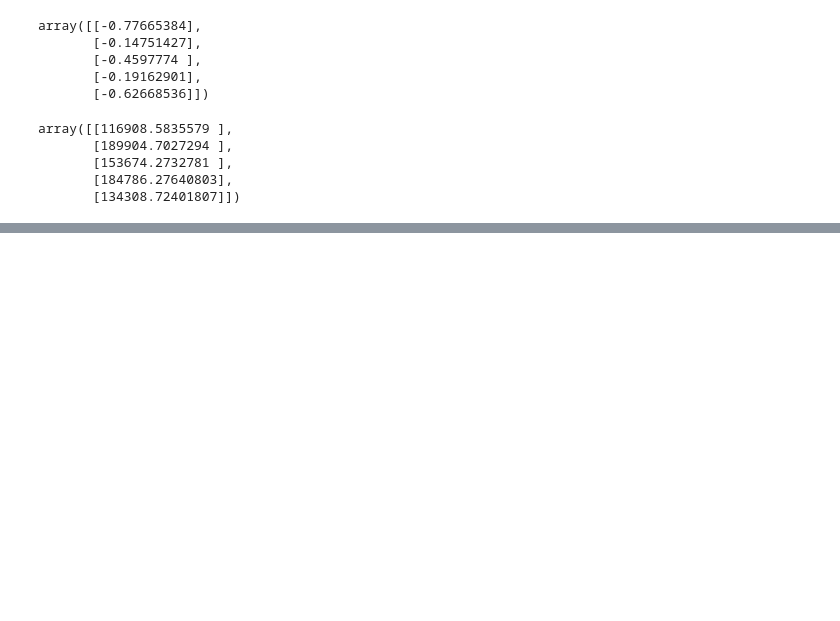
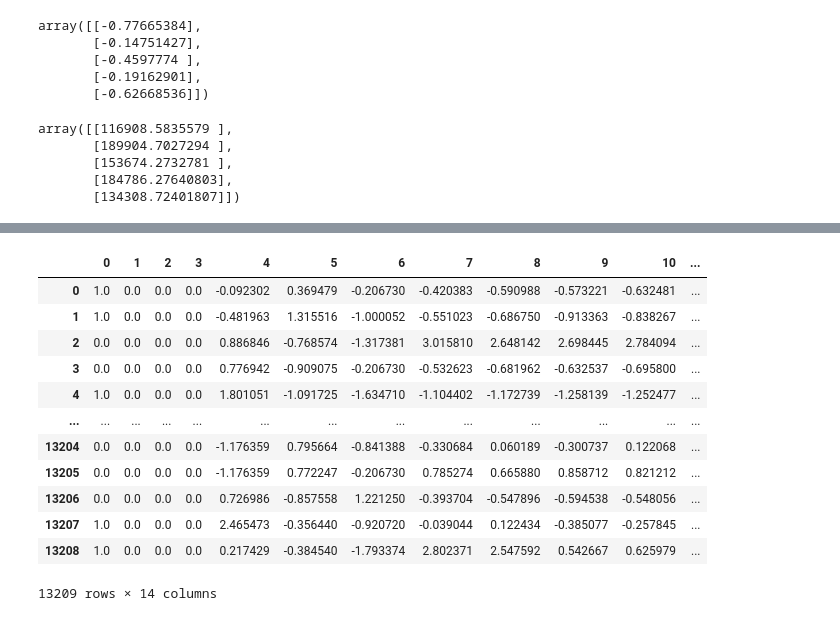
Before and after one commit to misrapk/Complete-Data-Science-and-ML-Preparation, a Jupyter notebook: Projects/01HousingPrice.ipynb, the cells around one changed output, grey strips where cells are left out. Cells and saved outputs as stored; diff of their text form; code cells hidden in the pictures; blank space fills up the shorter version.

```diff
--- a/Projects/01HousingPrice.ipynb
+++ b/Projects/01HousingPrice.ipynb
@@ -653,0 +1064,4 @@ array([[116908.5835579 ],
+# %%
+X_train, X_test, y_train, y_test = train_test_split(X, y, test_size=0.2, random_state=0)
+
+X_train.shape, X_test.shape
@@ -653,0 +1070,4 @@ array([[116908.5835579 ],
+# %%
+cat_features = X.select_dtypes(include='O').columns
+num_features = X.select_dtypes(exclude='O').columns
+cat_features, num_features
@@ -653,0 +1080,21 @@ array([[116908.5835579 ],
+# %%
+#onehot encoder, standar scaler, column transformer
+from sklearn.preprocessing import OneHotEncoder, StandardScaler
+from sklearn.compose import ColumnTransformer
+
+"""Column Transformer -> Applies transformers to columns of an array or pandas DataFrame."""
+
+numeric_transformer = StandardScaler()
+onehot_encoder = OneHotEncoder(drop="first")  #drop first means
+
+
+preprocessor = ColumnTransformer(
+    [
+        ("OneHotEncoder", onehot_encoder, cat_features),
+        ("StandardScaler", numeric_transformer, num_features)
+    ]
+)
+# %%
+X_train = preprocessor.fit_transform(X_train)  #apply transformation in training dataset(fit_transform)
+
+X_train
@@ -653,0 +1115,16 @@ array([[116908.5835579 ],
+# %%
+pd.DataFrame(X_train)
+# %% [output]
+|  | 0 | 1 | 2 | 3 | 4 | 5 | 6 | 7 | 8 | 9 | 10 | ... |
+| 0 | 1.0 | 0.0 | 0.0 | 0.0 | -0.092302 | 0.369479 | -0.206730 | -0.420383 | -0.590988 | -0.573221 | -0.632481 | ... |
+| 1 | 1.0 | 0.0 | 0.0 | 0.0 | -0.481963 | 1.315516 | -1.000052 | -0.551023 | -0.686750 | -0.913363 | -0.838267 | ... |
+| 2 | 0.0 | 0.0 | 0.0 | 0.0 | 0.886846 | -0.768574 | -1.317381 | 3.015810 | 2.648142 | 2.698445 | 2.784094 | ... |
+| 3 | 0.0 | 0.0 | 0.0 | 0.0 | 0.776942 | -0.909075 | -0.206730 | -0.532623 | -0.681962 | -0.632537 | -0.695800 | ... |
+| 4 | 1.0 | 0.0 | 0.0 | 0.0 | 1.801051 | -1.091725 | -1.634710 | -1.104402 | -1.172739 | -1.258139 | -1.252477 | ... |
+| ... | ... | ... | ... | ... | ... | ... | ... | ... | ... | ... | ... | ... |
+| 13204 | 0.0 | 0.0 | 0.0 | 0.0 | -1.176359 | 0.795664 | -0.841388 | -0.330684 | 0.060189 | -0.300737 | 0.122068 | ... |
+| 13205 | 0.0 | 0.0 | 0.0 | 0.0 | -1.176359 | 0.772247 | -0.206730 | 0.785274 | 0.665880 | 0.858712 | 0.821212 | ... |
+| 13206 | 0.0 | 0.0 | 0.0 | 0.0 | 0.726986 | -0.857558 | 1.221250 | -0.393704 | -0.547896 | -0.594538 | -0.548056 | ... |
+| 13207 | 1.0 | 0.0 | 0.0 | 0.0 | 2.465473 | -0.356440 | -0.920720 | -0.039044 | 0.122434 | -0.385077 | -0.257845 | ... |
+| 13208 | 1.0 | 0.0 | 0.0 | 0.0 | 0.217429 | -0.384540 | -1.793374 | 2.802371 | 2.547592 | 0.542667 | 0.625979 | ... |
+13209 rows × 14 columns
```
Also changed, not shown: parts of 43 cells of this notebook.
